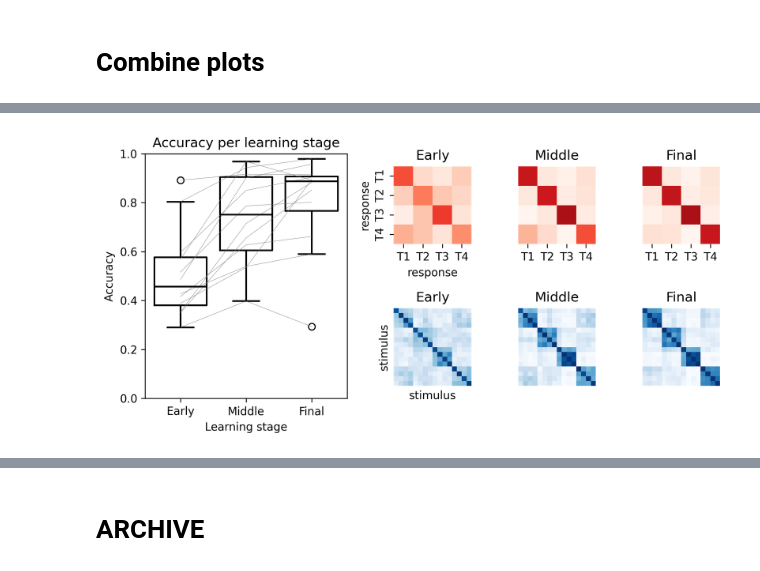
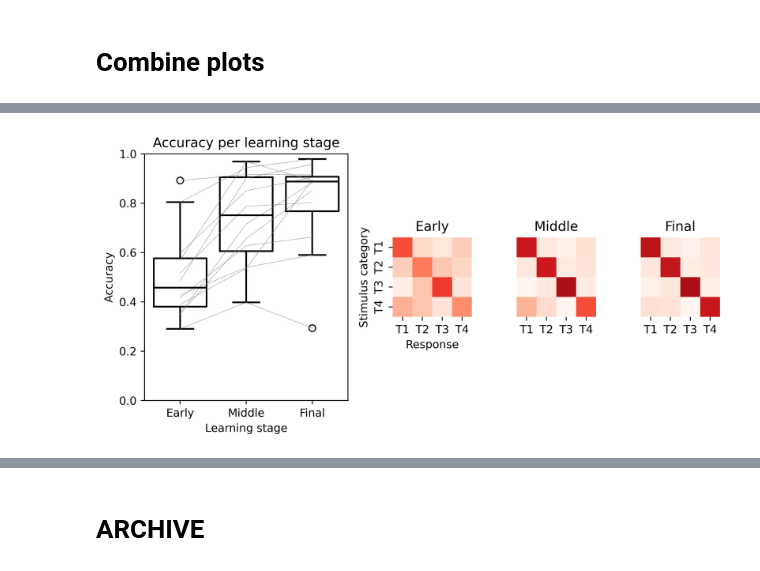
Before and after one commit to SoundBrainLab/fMRI_auditory-category-learning, a Jupyter notebook: 04_behavior/behavior_analysis.ipynb, the cells around one changed output, grey strips where cells are left out. Drawn from its saved outputs; the diff is of its cells as text; code cells hidden in the pictures.

Commit message:
Removing stimulus confusion matrices from behavioral plot

```diff
--- a/04_behavior/behavior_analysis.ipynb
+++ b/04_behavior/behavior_analysis.ipynb
@@ -723,55 +744,43 @@ for i, stage in enumerate(['early', 'middle', 'final']):
 # %%
 layout = [
     ['accuracy', 'accuracy', 'response_early', 'response_middle', 'response_final'],
-    ['accuracy', 'accuracy', 'stimulus_early', 'stimulus_middle', 'stimulus_final'],
-]
+    ]
 
-fig, ax_dict = plt.subplot_mosaic(layout, figsize=(8, 4), dpi=300)
+fig, ax_dict = plt.subplot_mosaic(layout, figsize=(8, 4), dpi=500)
 
 # Accuracy boxplot
 sns.boxplot(stage_df, x='Learning_Stage', y='Accuracy',
             color='k', fill=False,
             ax=ax_dict['accuracy'])
 sns.lineplot(stage_df, x='Learning_Stage', y='Accuracy',
              hue='Participant_ID',
              palette=sns.color_palette(['grey'], 12),
              linewidth=0.3,
              ax=ax_dict['accuracy'],
              legend=None)
 ax_dict['accuracy'].set_ylim([0, 1])
 ax_dict['accuracy'].set_xlabel('Learning stage')
 ax_dict['accuracy'].set_xticklabels(['Early', 'Middle', 'Final'])
 ax_dict['accuracy'].set_title('Accuracy per learning stage')
 
 # Response confusion matrices
 for i, stage in enumerate(['early', 'middle', 'final']):
     cm = np.mean(resp_stage_cm_dict[stage], axis=0)
     sns.heatmap(cm, square=True, cmap='Reds',
                 ax=ax_dict[f'response_{stage}'],
                 cbar=False,
                 annot=False,
                 vmin=0,
                 vmax=1,
                 xticklabels=tone_labels,
                 yticklabels=tone_labels if i == 0 else False)
     ax_dict[f'response_{stage}'].set_title(f'{stage.capitalize()}')
 
-ax_dict[f'response_early'].set_xlabel('response')
-ax_dict[f'response_early'].set_ylabel('response')
+ax_dict[f'response_early'].set_xlabel('Response')
+ax_dict[f'response_early'].set_ylabel('Stimulus category')
 
-# Stimulus confusion matrices
-for stage in ['early', 'middle', 'final']:
-    cm = np.mean(stim_stage_cm_dict[stage], axis=0)
-    sns.heatmap(cm, square=True, cmap='Blues',
-                ax=ax_dict[f'stimulus_{stage}'],
-                cbar=False, annot=False, vmin=0, vmax=1,
-                xticklabels=False, yticklabels=False)
-    ax_dict[f'stimulus_{stage}'].set_title(f'{stage.capitalize()}')
 
-ax_dict[f'stimulus_early'].set_xlabel('stimulus')
-ax_dict[f'stimulus_early'].set_ylabel('stimulus')
-
-fig.tight_layout()
-fig.savefig('behav_learning-stage.svg')
+fig.tight_layout(pad=1)
+fig.savefig('behav_acc-stim_learning-stage.svg')
 # %% [output]
-[figure, old version]
+[figure, new version]
```
Also changed, not shown: parts of 2 cells of this notebook.
